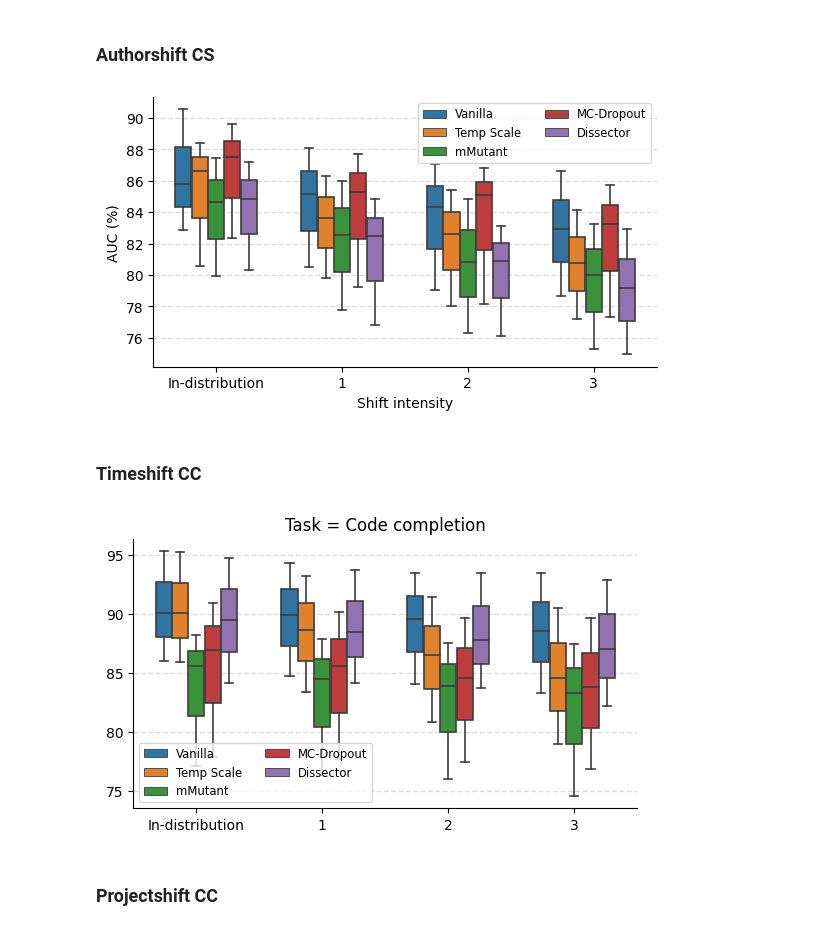
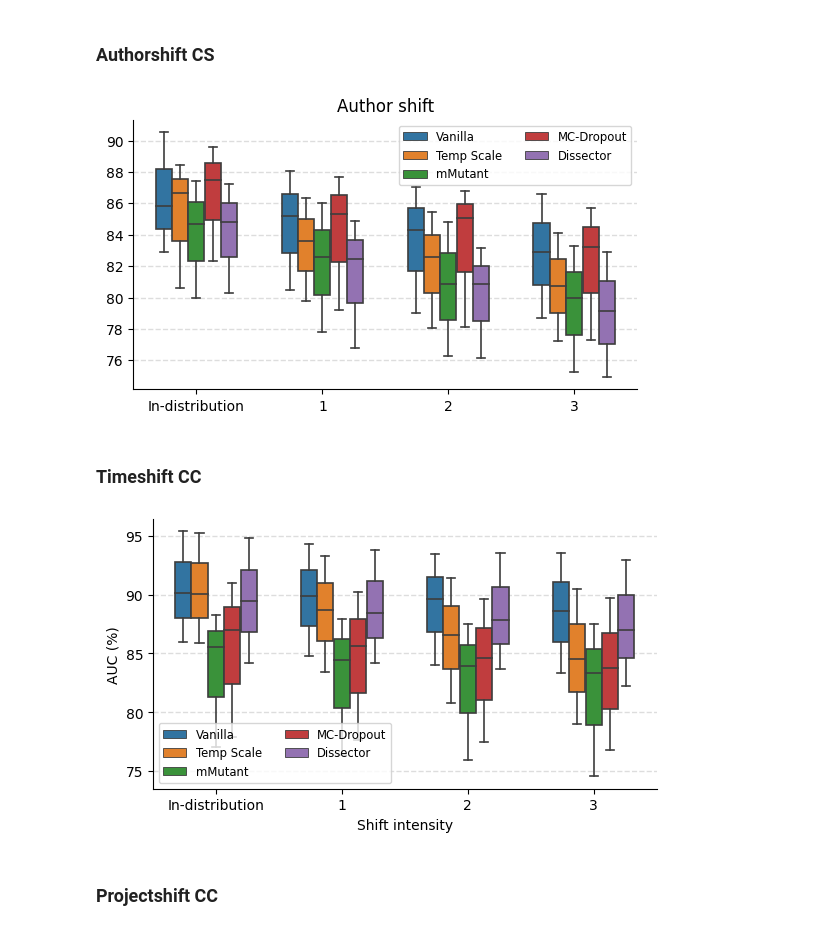
Before and after one commit to yul091/UncertaintyPL, a Jupyter notebook: notebooks/uncertainty_eval.ipynb, the cells around one changed output. Drawn from its saved outputs; the diff is of its cells as text; code cells hidden in the pictures.

```diff
--- a/notebooks/uncertainty_eval.ipynb
+++ b/notebooks/uncertainty_eval.ipynb
@@ -273,36 +274,37 @@ author_cs_df = pd.DataFrame({
 # Reshape the data using melt function
 data_melt = pd.melt(
     author_cs_df,
     id_vars=['Method', 'Metric', 'Shift', 'Task', 'Model'],
     value_vars=['Validation', 'Shift1', 'Shift2', 'Shift3'],
     var_name='Shift_Intensity',
     value_name='AUC',
 )
 data_melt['Shift_Intensity'] = data_melt['Shift_Intensity'].map(shift_intensity_names)
 
 # Plot boxplot using seaborn
 method_order = ['Vanilla', 'Temp Scale', 'mMutant', 'MC-Dropout', 'Dissector']
 plt.figure(figsize=(6.5, 3.5))
 plt.grid(True, color='#DDDDDD', linestyle='--', linewidth=1)
 ax = sns.boxplot(
     data=data_melt,
     x='Shift_Intensity',
     y='AUC',
     hue='Method',
     hue_order=method_order,
     width=0.65,
     linewidth=1.2,
 )
 ax.set_axisbelow(True)
 ax.spines['right'].set_visible(False)
 ax.spines['top'].set_visible(False)
 ax.legend(ncols=2, fontsize='small')
-plt.xlabel('Shift intensity')
-plt.ylabel('AUC (%)')
+plt.title('Author shift')
+plt.xlabel('')
+plt.ylabel('')
 plt.savefig('../Figure/author_cs_auc.pdf', bbox_inches='tight')
 plt.show()
 # %% [output]
-[figure, old version]
+[figure, new version]
 # %% [markdown]
 ### Timeshift CC
 # %%
@@ -360,13 +362,13 @@ ax.set_axisbelow(True)
 ax.spines['right'].set_visible(False)
 ax.spines['top'].set_visible(False)
 ax.legend(ncols=2, fontsize='small')
-plt.title('Task = Code completion')
-plt.xlabel('')
-plt.ylabel('')
+plt.title('')
+plt.xlabel('Shift intensity')
+plt.ylabel('AUC (%)')
 plt.savefig('../Figure/time_cc_auc.pdf', bbox_inches='tight')
 plt.show()
 # %% [output]
-[figure, old version]
+[figure, new version]
 # %% [markdown]
 ### Projectshift CC
 # %%
```
Also changed, not shown: parts of 4 cells of this notebook, 7 other files.
